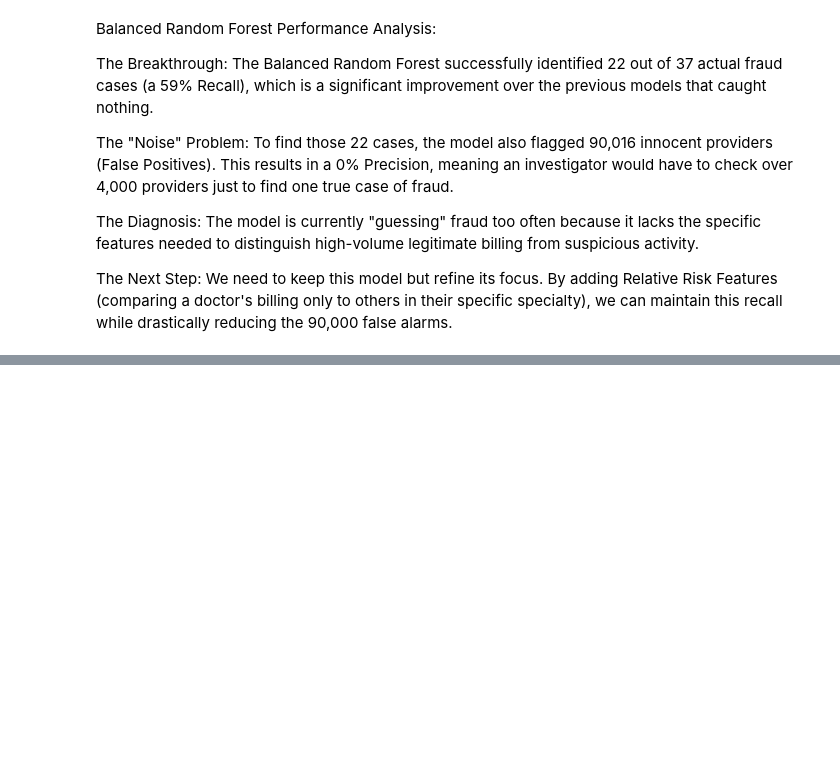
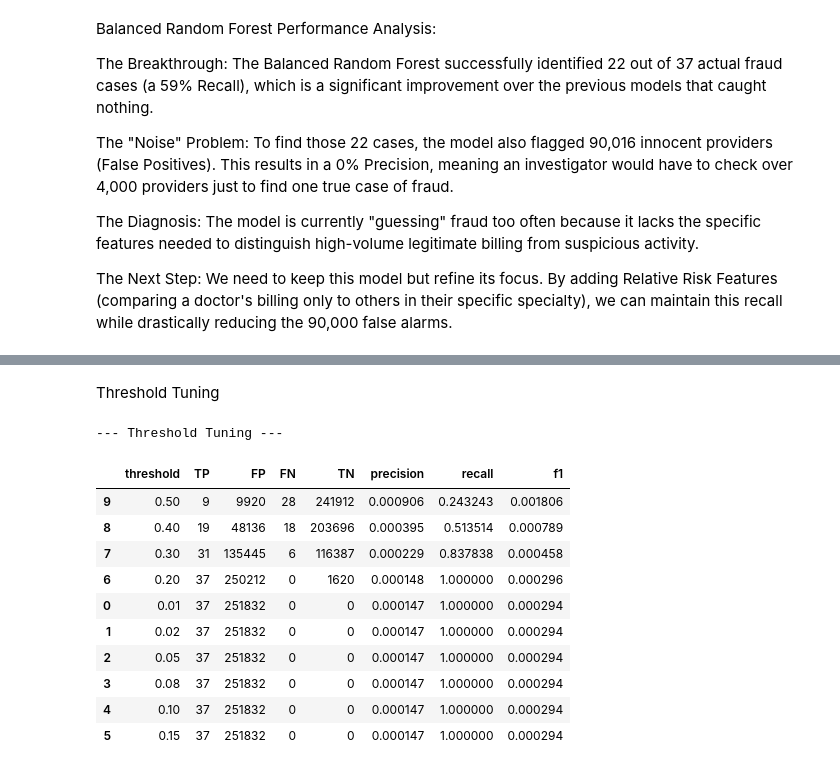
Before and after one commit to chaza4004/provider-fraud-risk-scoring, a Jupyter notebook: src/train_model.ipynb, the cells around one changed output, grey strips where cells are left out. Saved outputs shown, nothing was run; the diff lists cells and outputs as text; code cells hidden in the pictures; blank space fills up the shorter version.

Commit message:
Update train_model.ipynb with tuned XGBoost, threshold optimization, and performance analysis

```diff
--- a/src/train_model.ipynb
+++ b/src/train_model.ipynb
@@ -317,0 +626,38 @@ The Next Step: We need to keep this model but refine its focus. By adding Relati
+# %% [markdown]
+Threshold Tuning
+# %%
+print("\n--- Threshold Tuning ---")
+
+thresholds = [0.01, 0.02, 0.05, 0.08, 0.10, 0.15, 0.20, 0.30, 0.40, 0.50]
+results = []
+
+for th in thresholds:
+    y_pred_th = (y_probs_best_xgb >= th).astype(int)
+    cm = confusion_matrix(y_test, y_pred_th)
+    tn, fp, fn, tp = cm.ravel()
+
+    precision = tp / (tp + fp) if (tp + fp) > 0 else 0
+    recall = tp / (tp + fn) if (tp + fn) > 0 else 0
+    f1 = 2 * precision * recall / (precision + recall) if (precision + recall) > 0 else 0
+
+    results.append([th, tp, fp, fn, tn, precision, recall, f1])
+
+threshold_df = pd.DataFrame(
+    results,
+    columns=["threshold", "TP", "FP", "FN", "TN", "precision", "recall", "f1"]
+)
+
+display(threshold_df.sort_values(by="f1", ascending=False))
+# %% [output]
+--- Threshold Tuning ---
+|  | threshold | TP | FP | FN | TN | precision | recall | f1 |
+| 9 | 0.50 | 9 | 9920 | 28 | 241912 | 0.000906 | 0.243243 | 0.001806 |
+| 8 | 0.40 | 19 | 48136 | 18 | 203696 | 0.000395 | 0.513514 | 0.000789 |
+| 7 | 0.30 | 31 | 135445 | 6 | 116387 | 0.000229 | 0.837838 | 0.000458 |
+| 6 | 0.20 | 37 | 250212 | 0 | 1620 | 0.000148 | 1.000000 | 0.000296 |
+| 0 | 0.01 | 37 | 251832 | 0 | 0 | 0.000147 | 1.000000 | 0.000294 |
+| 1 | 0.02 | 37 | 251832 | 0 | 0 | 0.000147 | 1.000000 | 0.000294 |
+| 2 | 0.05 | 37 | 251832 | 0 | 0 | 0.000147 | 1.000000 | 0.000294 |
+| 3 | 0.08 | 37 | 251832 | 0 | 0 | 0.000147 | 1.000000 | 0.000294 |
+| 4 | 0.10 | 37 | 251832 | 0 | 0 | 0.000147 | 1.000000 | 0.000294 |
+| 5 | 0.15 | 37 | 251832 | 0 | 0 | 0.000147 | 1.000000 | 0.000294 |
```
Also changed, not shown: parts of 15 cells of this notebook.
